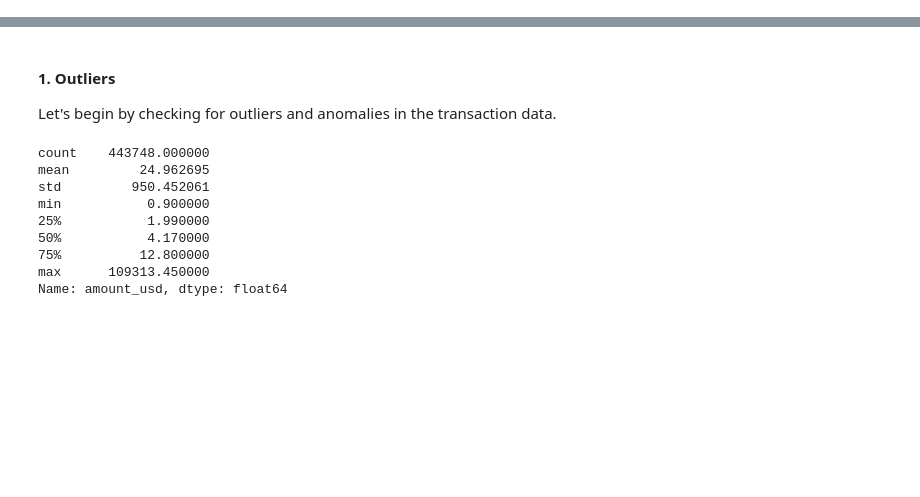
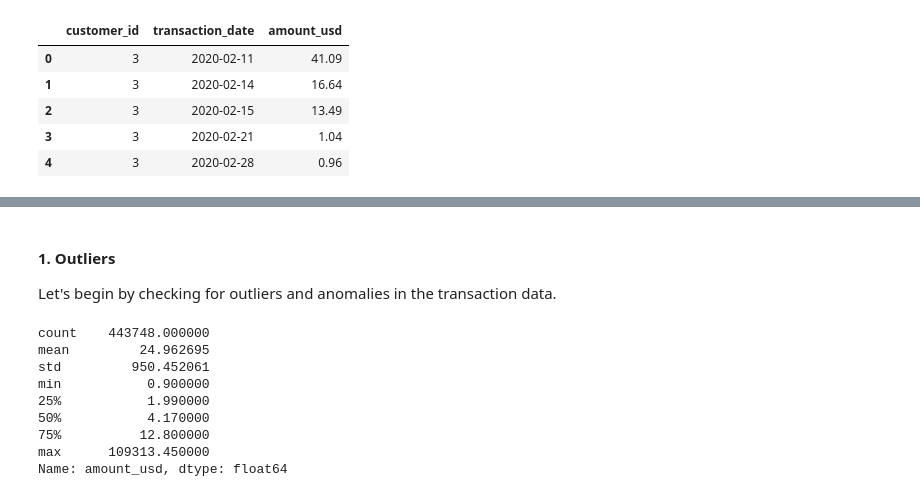
Before and after one commit to yliu648/A-B-Testing-Project---Product-Launch, a Jupyter notebook: ab_testing_project_product_launch.ipynb, the cells around one changed output, grey strips where cells are left out. Cells and saved outputs as stored; diff of their text form; code cells hidden in the pictures; blank space fills up the shorter version.

```diff
--- a/ab_testing_project_product_launch.ipynb
+++ b/ab_testing_project_product_launch.ipynb
@@ -89,0 +58,9 @@ df_meta = pd.read_csv("assignment.csv")
+# %%
+df_pre.head()
+# %% [output]
+|  | customer_id | transaction_date | amount_usd |
+| 0 | 3 | 2020-02-11 | 41.09 |
+| 1 | 3 | 2020-02-14 | 16.64 |
+| 2 | 3 | 2020-02-15 | 13.49 |
+| 3 | 3 | 2020-02-21 | 1.04 |
+| 4 | 3 | 2020-02-28 | 0.96 |
```
Also changed, not shown: parts of 53 cells of this notebook.
